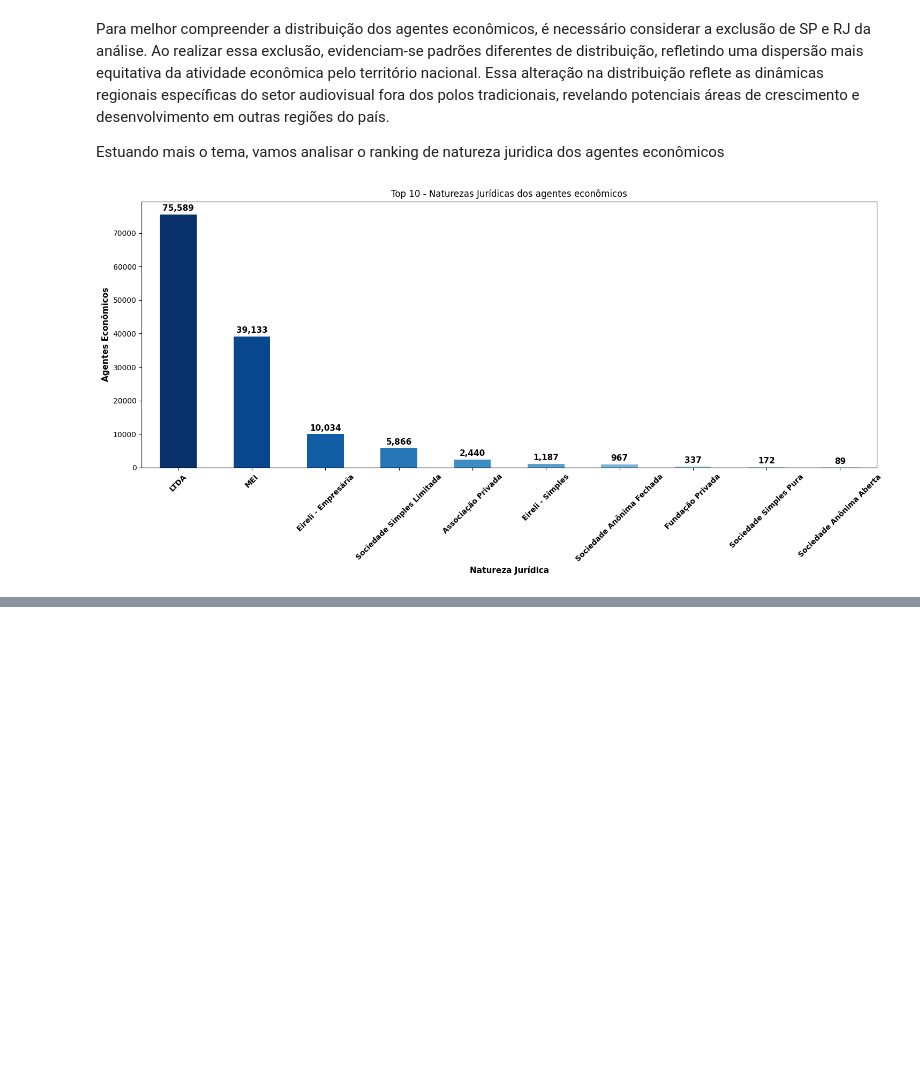
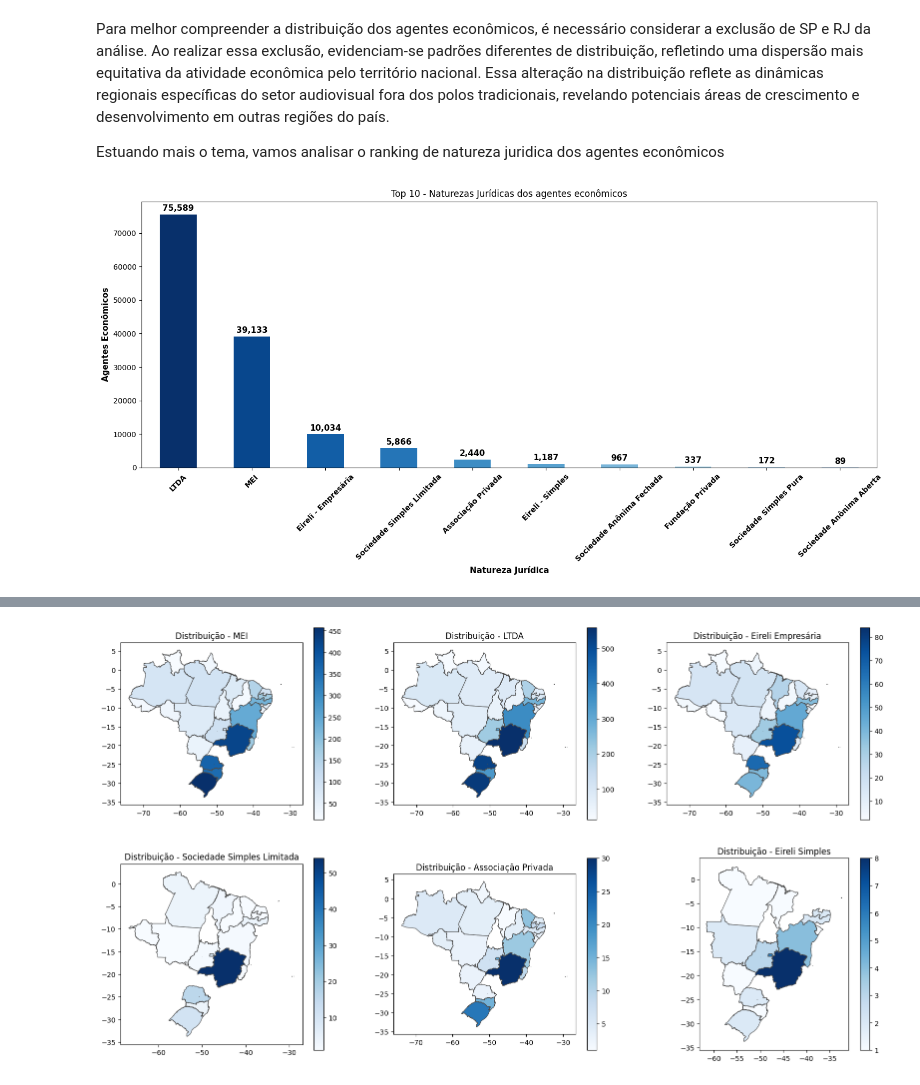
Before and after one commit to fonsecadados/AgenciaNacionalDoCinema_ANCINE, a Jupyter notebook: Notebook_Novo.ipynb, the cells around one changed output, grey strips where cells are left out. Drawn from its saved outputs; the diff is of its cells as text; code cells hidden in the pictures; blank space fills up the shorter version.

```diff
--- a/Notebook_Novo.ipynb
+++ b/Notebook_Novo.ipynb
@@ -217,34 +336,76 @@ a diferença na mancha do mapa entre LTDA e MEI
 # %%
-# Calcular totais de MEI por estado
-totais_mei_por_estado = mei['UF'].value_counts().reset_index()
-totais_mei_por_estado.columns = ['UF', 'Total_MEI']
+# brasil_pre_2 = gpd.read_file('C:\\Users\\syafo\\OneDrive\\Documentos\\GitHub\\AgenciaNacionalDoCinema_ANCINE\\mix\\BR_UF_2022.shp')
+# brasil_2 = brasil_pre_2[(brasil_pre_2['SIGLA_UF'] != 'SP') & (brasil_pre_2['SIGLA_UF'] != 'RJ')]
+# # Calcular totais - MEI
+# mei_totais = mei['UF'].value_counts().reset_index()
+# mei_totais.columns = ['UF', 'Total_MEI']
+# brasil_2_mei = brasil_2.merge(mei_totais, left_on='SIGLA_UF', right_on='UF')
 
-# Mesclar os totais de MEI com o DataFrame brasil
-brasil = brasil.merge(totais_mei_por_estado, left_on='SIGLA_UF', right_on='UF')
-brasil.drop(columns=['UF'], inplace=True)  # Remover a coluna 'UF' duplicada
+# # Calcular totais - LTDA
+# ltda_totais = ltda['UF'].value_counts().reset_index()
+# ltda_totais.columns = ['UF', 'Total_LTDA']
+# brasil_2_ltda = brasil_2.merge(ltda_totais, left_on='SIGLA_UF', right_on='UF')
 
-# Calcular totais de LTDA por estado
-totais_ltda_por_estado = ltda['UF'].value_counts().reset_index()
-totais_ltda_por_estado.columns = ['UF', 'Total_LTDA']
+# #Calcular totais - Eireli Simples
+# eireli_simples_totais = eireli_simples['UF'].value_counts().reset_index()
+# eireli_simples_totais.columns = ['UF', 'Total_Eireli_Simples']
+# brasil_2_eireli_simples = brasil_2.merge(eireli_simples_totais, left_on='SIGLA_UF', right_on='UF')
 
-# Mesclar os totais de LTDA com o DataFrame brasil
-brasil = brasil.merge(totais_ltda_por_estado, left_on='SIGLA_UF', right_on='UF')
-brasil.drop(columns=['UF'], inplace=True)  # Remover a coluna 'UF' duplicada
+# #Calcular totais - Eireli Empresária
+# eireli_empresaria_totais = eireli_empresaria['UF'].value_counts().reset_index()
+# eireli_empresaria_totais.columns = ['UF', 'Total_Eireli_Empresaria']
+# brasil_2_eireli_empresaria = brasil_2.merge(eireli_empresaria_totais, left_on='SIGLA_UF', right_on='UF')
 
-# Plotar os dois mapas lado a lado
-fig, axs = plt.subplots(1, 2, figsize=(16, 8))
+# #Calcular totais - Sociedade Simples Limitada
+# ss_limitada_totais = ss_limitada['UF'].value_counts().reset_index()
+# ss_limitada_totais.columns = ['UF', 'Total_SS_limitada']
+# brasil_2_ss_limitada = brasil_2.merge(ss_limitada_totais, left_on='SIGLA_UF', right_on='UF')
 
-# Primeiro mapa - Distribuição total de agentes econômicos por estado
-brasil.plot(column='Total', cmap='Blues', linewidth=0.8, ax=axs[0], edgecolor='0.3', legend=True)
-axs[0].set_title('Distribuição dos Agentes Econômicos')
-axs[0].set_xlabel(None)
-axs[0].set_ylabel(None)
+# #Calcular totais - Associação Privada
+# associacao_privada_totais = associacao_privada['UF'].value_counts().reset_index()
+# associacao_privada_totais.columns = ['UF', 'Total_Associacao_Privada']
+# brasil_2_associacao_privada = brasil_2.merge(associacao_privada_totais, left_on='SIGLA_UF', right_on='UF')
 
-# Segundo mapa - Distribuição de agentes econômicos excluindo SP e RJ
-brasil.plot(column='Total_count', cmap='Blues', linewidth=0.8, ax=axs[1], edgecolor='0.3', legend=True)
-axs[1].set_title('Distribuição dos Agentes Econômicos (excluindo SP e RJ)')
-axs[1].set_xlabel(None)
-axs[1].set_ylabel(None)
+# #PLOT
+# # Plotar mapas lado a lado
+# fig, axs = plt.subplots(2, 3, figsize=(20, 11))
 
-plt.show()
+# # Primeiro mapa - MEI
+# brasil_2_mei.plot(column='Total_MEI', cmap='Blues', linewidth=0.8, ax=axs[0][0], edgecolor='0.3', legend=True)
+# axs[0][0].set_title('Distribuição - MEI')
+# axs[0][0].set_xlabel(None)
+# axs[0][0].set_ylabel(None)
+
+# # Segundo mapa - LTDA
+# brasil_2_ltda.plot(column='Total_LTDA', cmap='Blues', linewidth=0.8, ax=axs[0][1], edgecolor='0.3', legend=True)
+# axs[0][1].set_title('Distribuição - LTDA')
+# axs[0][1].set_xlabel(None)
+# axs[0][1].set_ylabel(None)
+
+# # Terceiro mapa - Eireli Empresária
+# brasil_2_eireli_empresaria.plot(column='Total_Eireli_Empresaria', cmap='Blues', linewidth=0.8, ax=axs[0][2], edgecolor='0.3', legend=True)
+# axs[0][2].set_title('Distribuição - Eireli Empresária')
+# axs[0][2].set_xlabel(None)
+# axs[0][2].set_ylabel(None)
+
+# # Quarto mapa - Sociedade Simples Limitada
+# brasil_2_ss_limitada.plot(column='Total_SS_limitada', cmap='Blues', linewidth=0.8, ax=axs[1][0], edgecolor='0.3', legend=True)
+# axs[1][0].set_title('Distribuição - Sociedade Simples Limitada')
+# axs[1][0].set_xlabel(None)
+# axs[1][0].set_ylabel(None)
+
+# # Quinto mapa - Associação Privada
+# brasil_2_associacao_privada.plot(column='Total_Associacao_Privada', cmap='Blues', linewidth=0.8, ax=axs[1][1], edgecolor='0.3', legend=True)
+# axs[1][1].set_title('Distribuição - Associação Privada')
+# axs[1][1].set_xlabel(None)
+# axs[1][1].set_ylabel(None)
+
+# # Sexto mapa - Eireli Simples
+# brasil_2_eireli_simples.plot(column='Total_Eireli_Simples', cmap='Blues', linewidth=0.8, ax=axs[1][2], edgecolor='0.3', legend=True)
+# axs[1][2].set_title('Distribuição - Eireli Simples')
+# axs[1][2].set_xlabel(None)
+# axs[1][2].set_ylabel(None)
+
+
+# plt.show()
 # %% [output]
@@ -251,0 +412 @@ MergeError: Passing 'suffixes' which cause duplicate columns {'UF_x'} is not all
+[figure, added]
```
Also changed, not shown: parts of 13 cells of this notebook.
